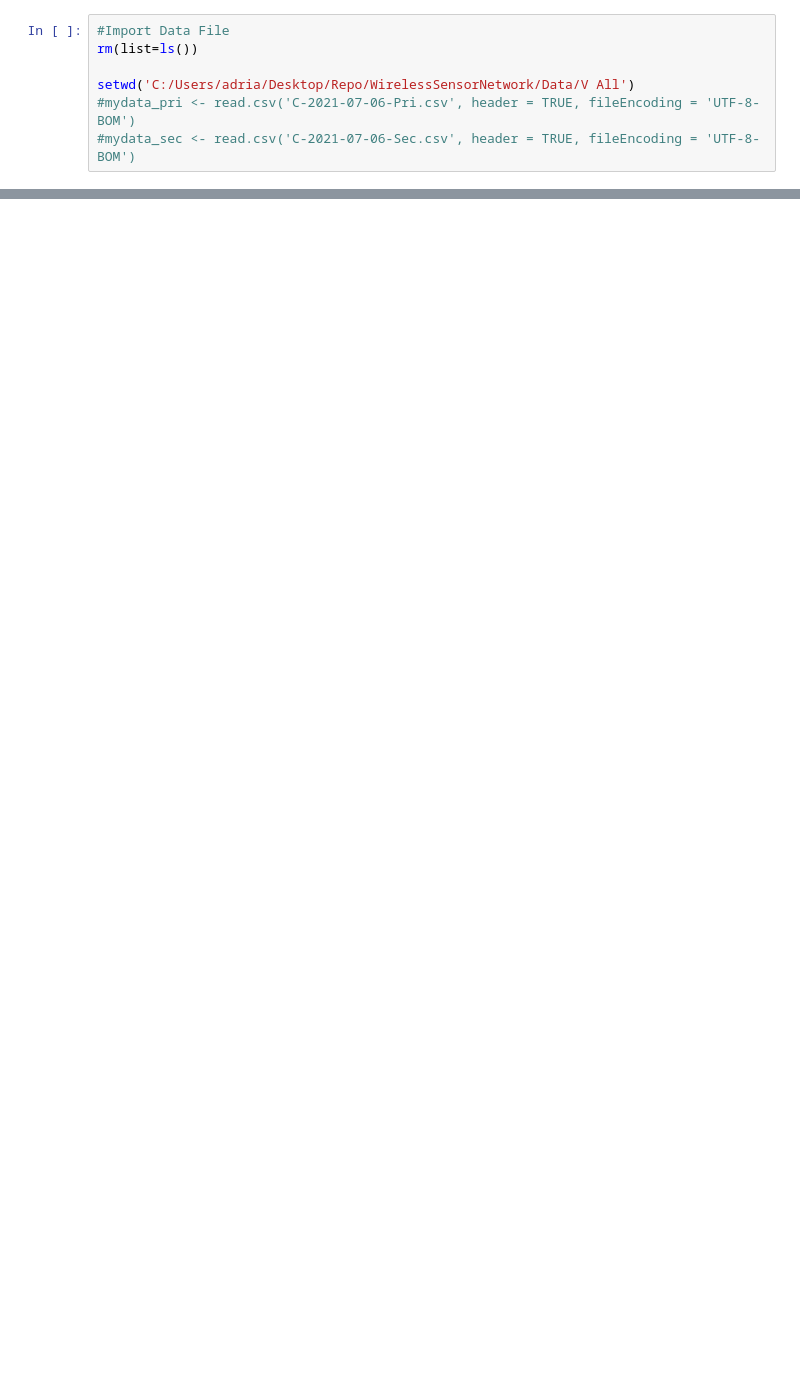
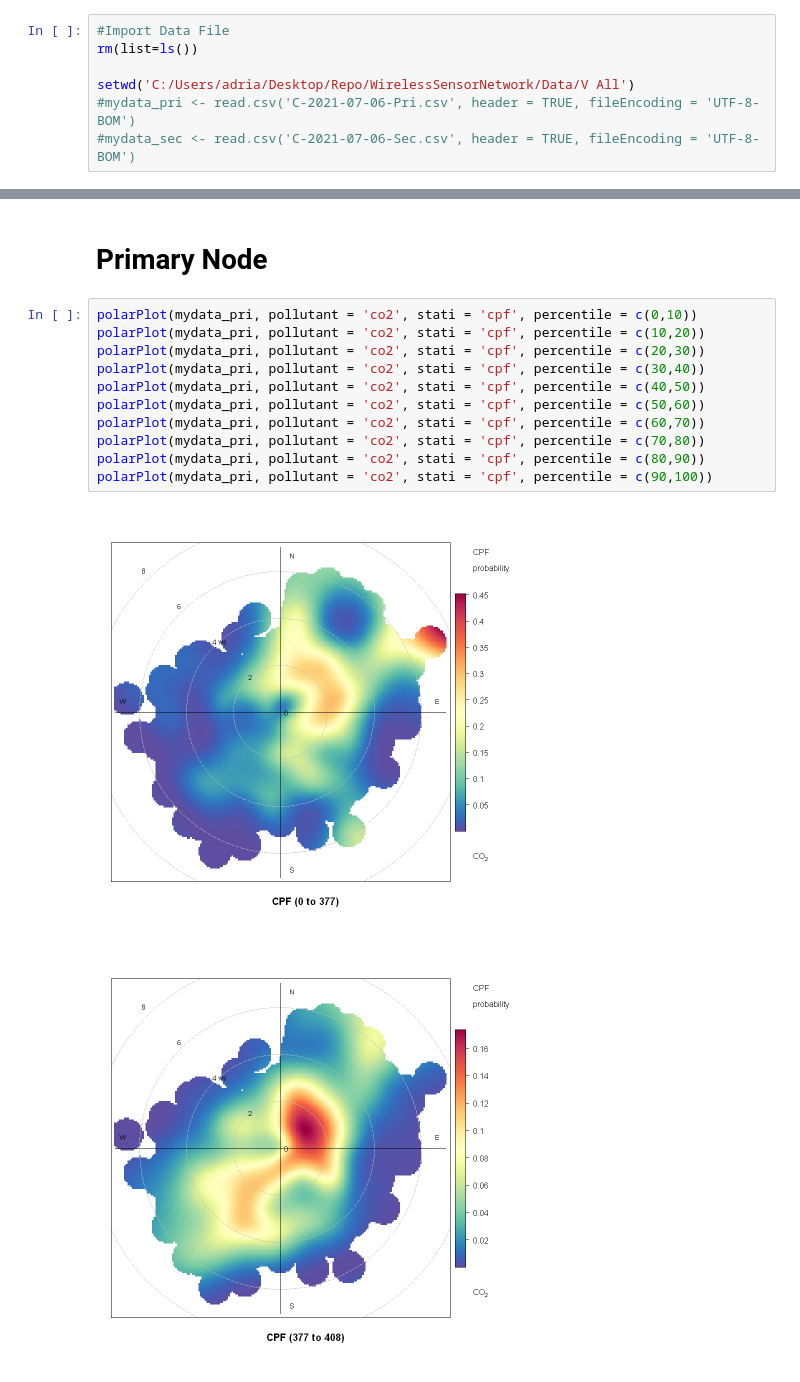
Before and after one commit to RiceAllDay22/WirelessSensorNetwork, a Jupyter notebook: Analysis/spike/OpenAirAnalysisNew.ipynb, the cells around one changed output, grey strips where cells are left out. Cells and saved outputs as stored; diff of their text form; blank space fills up the shorter version.

```diff
--- a/Analysis/spike/OpenAirAnalysisNew.ipynb
+++ b/Analysis/spike/OpenAirAnalysisNew.ipynb
@@ -32,0 +67,16 @@ timePlot(mydata_sec, pollutant = 'co2')
+# %% [markdown]
+# Primary Node
+# %%
+polarPlot(mydata_pri, pollutant = 'co2', stati = 'cpf', percentile = c(0,10))
+polarPlot(mydata_pri, pollutant = 'co2', stati = 'cpf', percentile = c(10,20))
+polarPlot(mydata_pri, pollutant = 'co2', stati = 'cpf', percentile = c(20,30))
+polarPlot(mydata_pri, pollutant = 'co2', stati = 'cpf', percentile = c(30,40))
+polarPlot(mydata_pri, pollutant = 'co2', stati = 'cpf', percentile = c(40,50))
+polarPlot(mydata_pri, pollutant = 'co2', stati = 'cpf', percentile = c(50,60))
+polarPlot(mydata_pri, pollutant = 'co2', stati = 'cpf', percentile = c(60,70))
+polarPlot(mydata_pri, pollutant = 'co2', stati = 'cpf', percentile = c(70,80))
+polarPlot(mydata_pri, pollutant = 'co2', stati = 'cpf', percentile = c(80,90))
+polarPlot(mydata_pri, pollutant = 'co2', stati = 'cpf', percentile = c(90,100))
+# %% [output]
+[figure, added]
+[figure, added]
```
Also changed, not shown: parts of 13 cells of this notebook, 2 other files.
